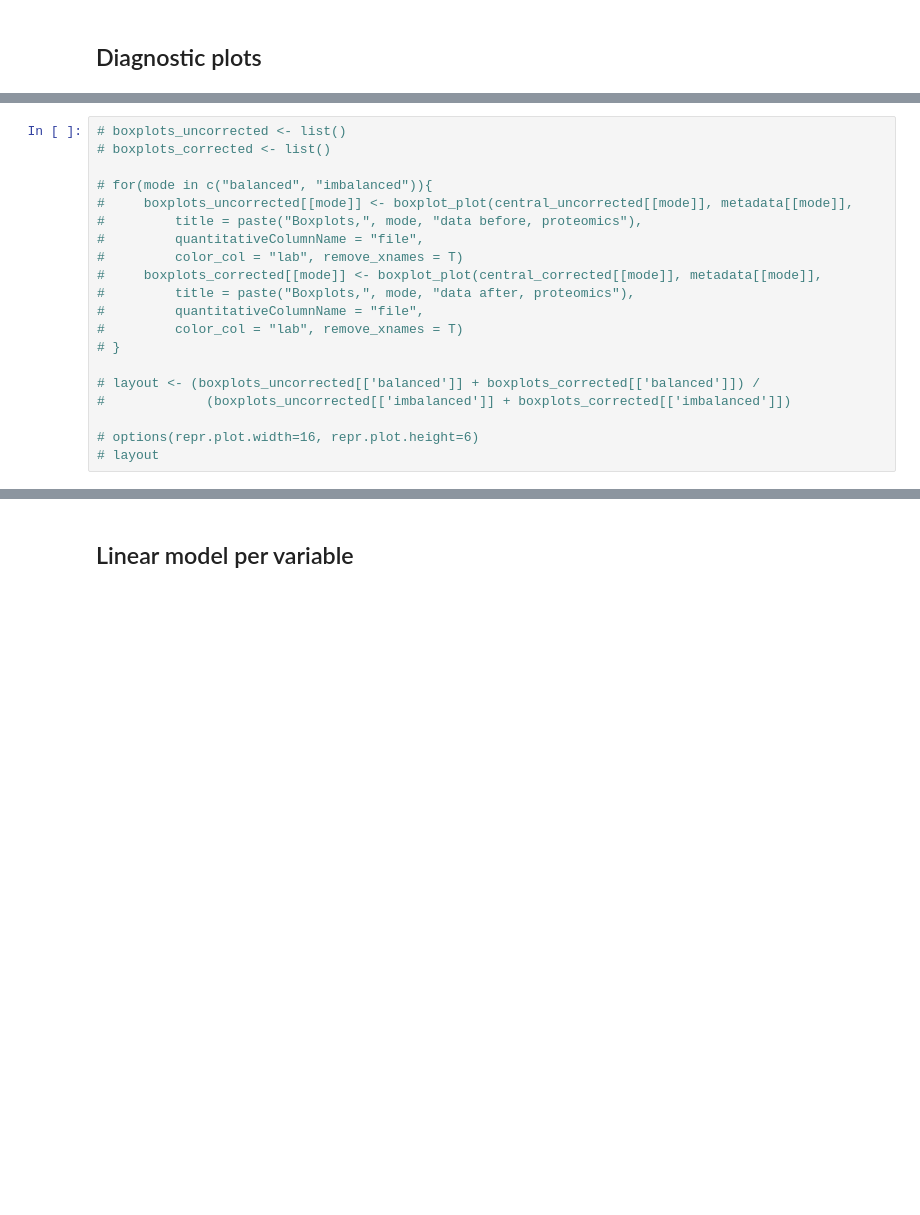
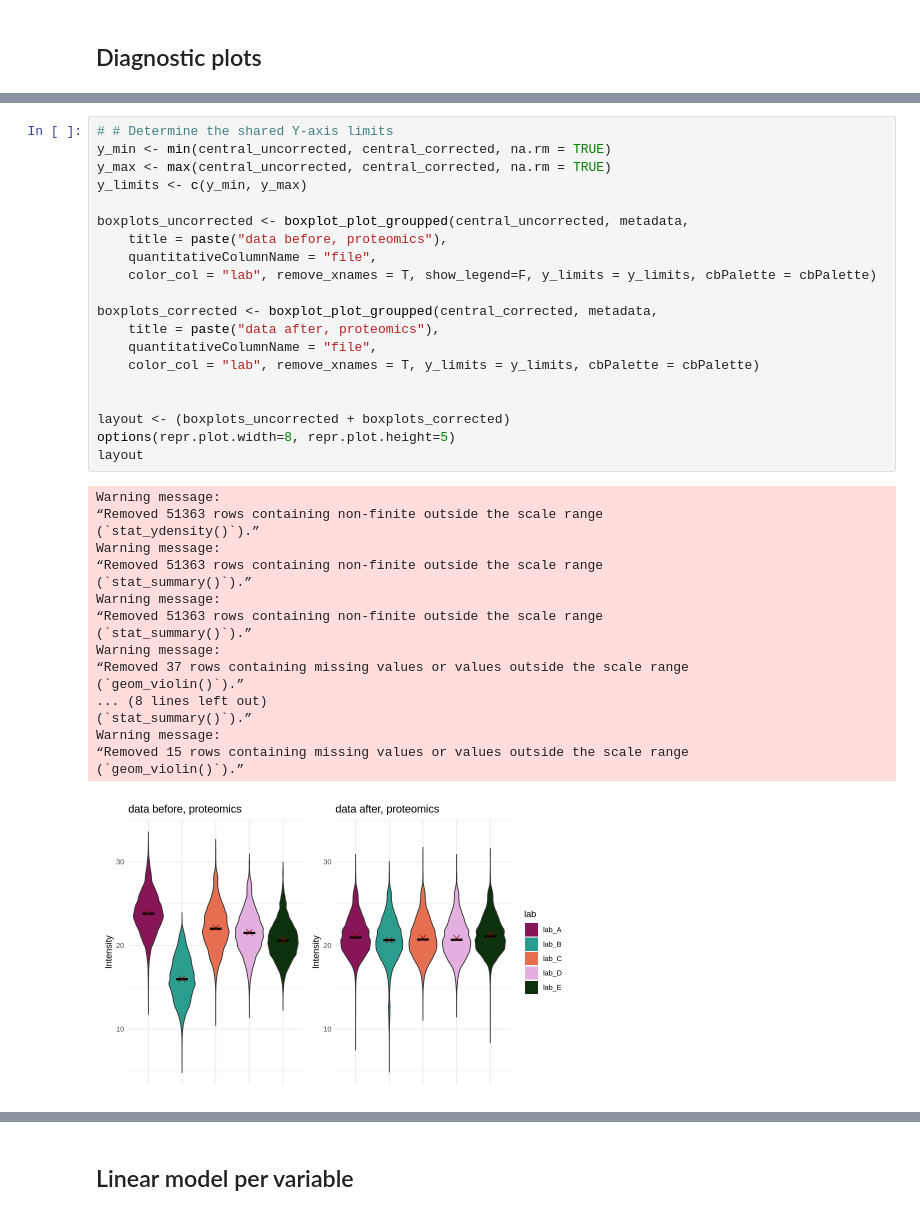
Before and after one commit to Freddsle/fedRBE, a Jupyter notebook: evaluation/evaluation_proteomics.ipynb, the cells around one changed output, grey strips where cells are left out. Drawn from its saved outputs; the diff is of its cells as text; blank space fills up the shorter version.

```diff
--- a/evaluation/evaluation_proteomics.ipynb
+++ b/evaluation/evaluation_proteomics.ipynb
@@ -93,20 +73,39 @@ Warning message:
 # %%
-# boxplots_uncorrected <- list()
-# boxplots_corrected <- list()
+# # Determine the shared Y-axis limits
+y_min <- min(central_uncorrected, central_corrected, na.rm = TRUE)
+y_max <- max(central_uncorrected, central_corrected, na.rm = TRUE)
+y_limits <- c(y_min, y_max)
 
-# for(mode in c("balanced", "imbalanced")){
-#     boxplots_uncorrected[[mode]] <- boxplot_plot(central_uncorrected[[mode]], metadata[[mode]],
-#         title = paste("Boxplots,", mode, "data before, proteomics"),
-#         quantitativeColumnName = "file",
-#         color_col = "lab", remove_xnames = T)
-#     boxplots_corrected[[mode]] <- boxplot_plot(central_corrected[[mode]], metadata[[mode]],
-#         title = paste("Boxplots,", mode, "data after, proteomics"),
-#         quantitativeColumnName = "file",
-#         color_col = "lab", remove_xnames = T)
-# }
+boxplots_uncorrected <- boxplot_plot_groupped(central_uncorrected, metadata,
+    title = paste("data before, proteomics"),
+    quantitativeColumnName = "file",
+    color_col = "lab", remove_xnames = T, show_legend=F, y_limits = y_limits, cbPalette = cbPalette)
 
-# layout <- (boxplots_uncorrected[['balanced']] + boxplots_corrected[['balanced']]) /
-#             (boxplots_uncorrected[['imbalanced']] + boxplots_corrected[['imbalanced']])
+boxplots_corrected <- boxplot_plot_groupped(central_corrected, metadata,
+    title = paste("data after, proteomics"),
+    quantitativeColumnName = "file",
+    color_col = "lab", remove_xnames = T, y_limits = y_limits, cbPalette = cbPalette)
 
-# options(repr.plot.width=16, repr.plot.height=6)
-# layout
+
+layout <- (boxplots_uncorrected + boxplots_corrected)
+options(repr.plot.width=8, repr.plot.height=5)
+layout
+# %% [output]
+Warning message:
+“Removed 51363 rows containing non-finite outside the scale range
+(`stat_ydensity()`).”
+Warning message:
+“Removed 51363 rows containing non-finite outside the scale range
+(`stat_summary()`).”
+Warning message:
+“Removed 51363 rows containing non-finite outside the scale range
+(`stat_summary()`).”
+Warning message:
+“Removed 37 rows containing missing values or values outside the scale range
+(`geom_violin()`).”
+... (8 lines left out)
+(`stat_summary()`).”
+Warning message:
+“Removed 15 rows containing missing values or values outside the scale range
+(`geom_violin()`).”
+[figure, added]
```
Also changed, not shown: parts of 9 cells of this notebook, 6 other files.
